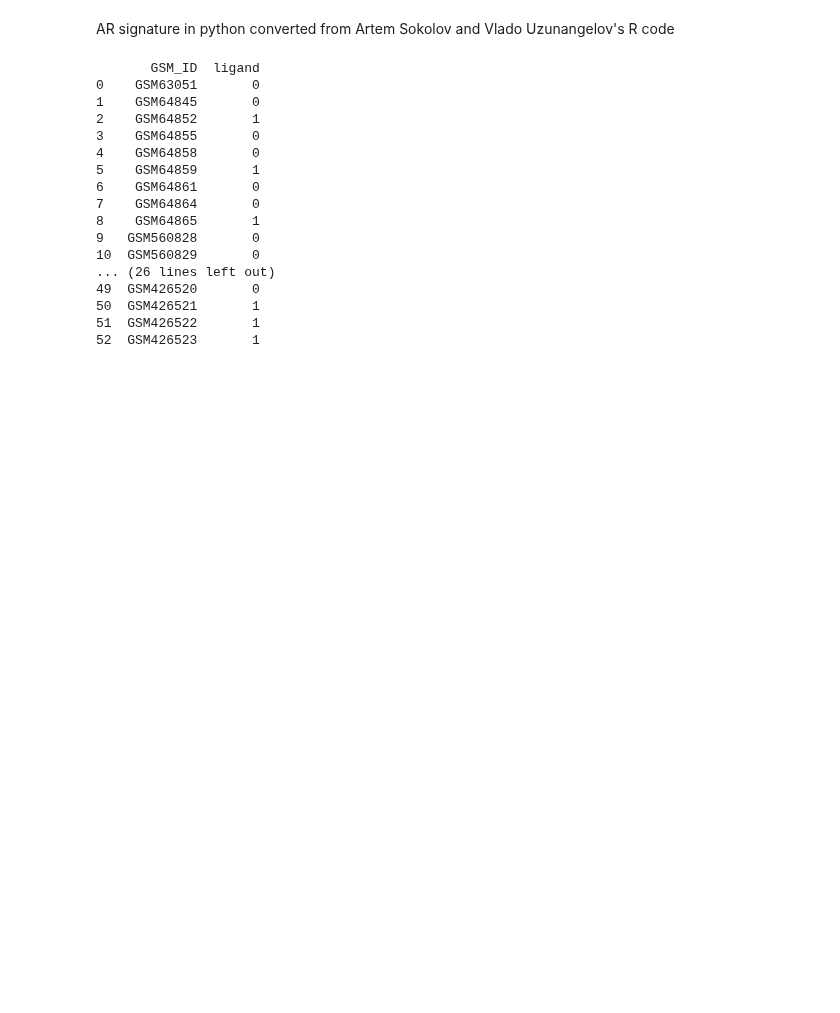
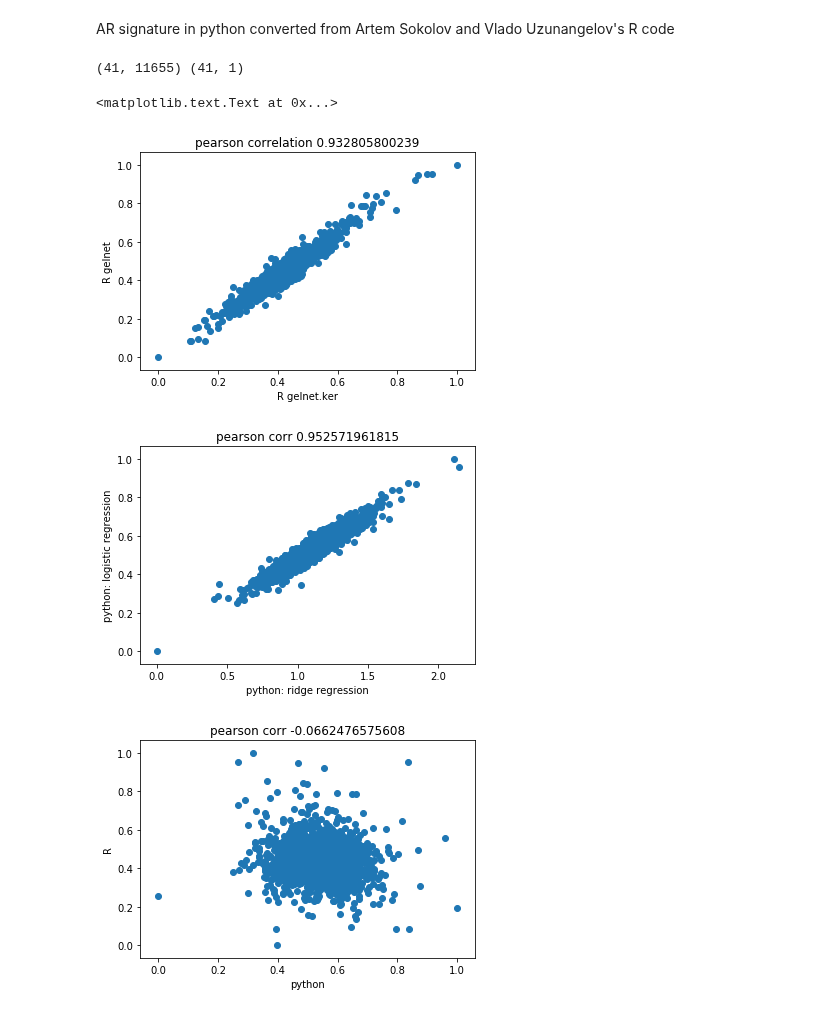
Before and after one commit to MollyZhang/ARsig_python, a Jupyter notebook: ARsig.ipynb, the cells around one changed output. Cells and saved outputs as stored; diff of their text form; code cells hidden in the pictures; blank space fills up the shorter version.

Commit message:
python linear regression

```diff
--- a/ARsig.ipynb
+++ b/ARsig.ipynb
@@ -46,21 +61,54 @@ def data_prep(X_df, Y_df):
 # %%
 _, X, Y = data_prep(X_df, Y_df)
-print(Y)
+print(X.shape, Y.shape)
 # %% [output]
-       GSM_ID  ligand
-0    GSM63051       0
-1    GSM64845       0
-2    GSM64852       1
-3    GSM64855       0
-4    GSM64858       0
-5    GSM64859       1
-6    GSM64861       0
-7    GSM64864       0
-8    GSM64865       1
-9   GSM560828       0
-10  GSM560829       0
-... (26 lines left out)
-49  GSM426520       0
-50  GSM426521       1
-51  GSM426522       1
-52  GSM426523       1
+(41, 11655) (41, 1)
+# %%
+def get_artem_sig():
+    df1 = pd.read_csv("data/ar-sig.rnk", delimiter="\t",
+                      names=["gene","gelnet_ker"], index_col=0)
+    df2 = pd.read_csv("data/ar-sig-gelnet.rnk", delimiter="\t",
+                      names=["gene","gelnet"], index_col=0)
+    # scale both data set to [0, 1] by minmax scaling
+    df = pd.concat([df1, df2], axis=1)
+    minmax = MinMaxScaler()
+    df = pd.DataFrame(minmax.fit_transform(df), index=df.index,
+                      columns=df.columns)
+    plt.figure(1)
+    plt.scatter(df['gelnet_ker'], df['gelnet'])
+    plt.xlabel("R gelnet.ker")
+    plt.ylabel("R gelnet")
+    plt.title("pearson correlation %s"
+              %stats.pearsonr(df['gelnet_ker'], df['gelnet'])[0])
+    return df
+# %%
+classifiers = {#"Enet": linear_model.ElasticNet(alpha=0.1, l1_ratio=0.001),
+               "Logistic": linear_model.LogisticRegression(),
+               #"Lasso": linear_model.Lasso(alpha=0.01),
+               "Ridge": linear_model.Ridge(),
+               #"KernelRidge": kernel_ridge.KernelRidge()
+                }
+
+sig_df = get_artem_sig()
+classifiers['Ridge'].fit(X, Y['ligand'])
+sig1 = classifiers['Ridge'].coef_
+sig1 = (sig1 - min(sig1))/max(sig1)
+classifiers['Logistic'].fit(X, Y['ligand'])
+sig2 = (sig2 - min(sig2))/max(sig2)
+
+plt.figure(2)
+plt.scatter(sig1, sig2)
+plt.title("pearson corr %s" %stats.pearsonr(sig1, sig2)[0])
+plt.xlabel("python: ridge regression")
+plt.ylabel("python: logistic regression")
+
+plt.figure(3)
+plt.scatter(sig2, sig_df['gelnet'])
+plt.title("pearson corr %s" %stats.pearsonr(sig2, sig_df['gelnet'])[0])
+plt.xlabel("python")
+plt.ylabel("R")
+# %% [output]
+<matplotlib.text.Text at 0x...>
+[figure, added]
+[figure, added]
+[figure, added]
```
Also changed, not shown: parts of 5 cells of this notebook.
